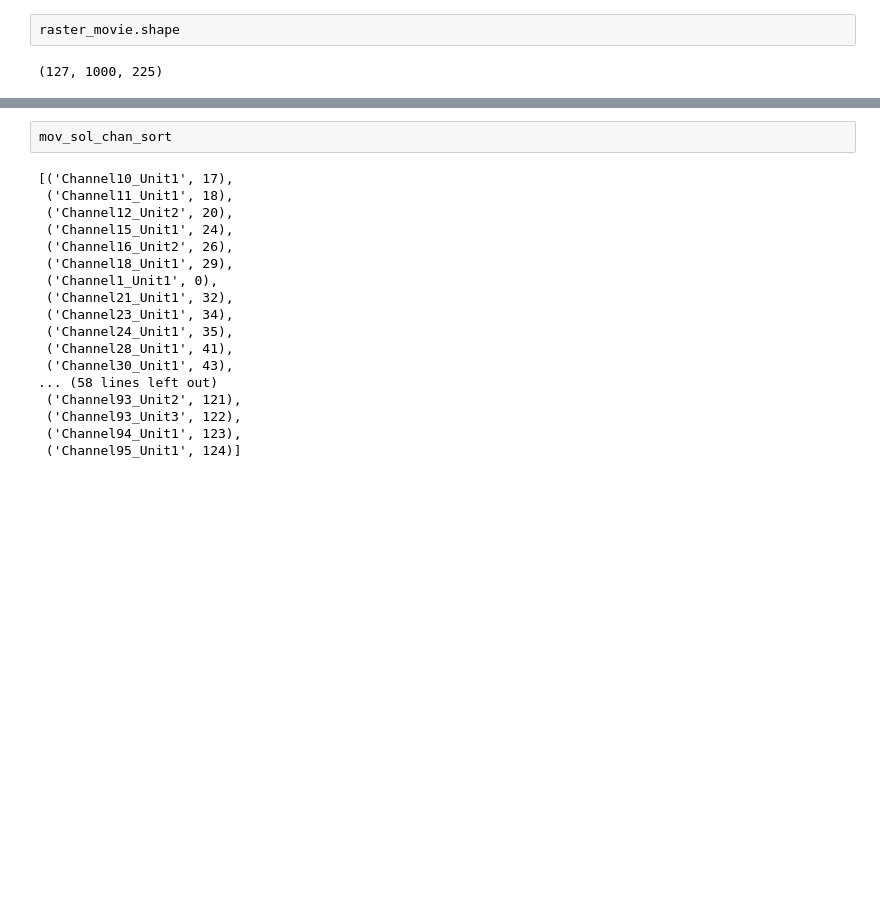
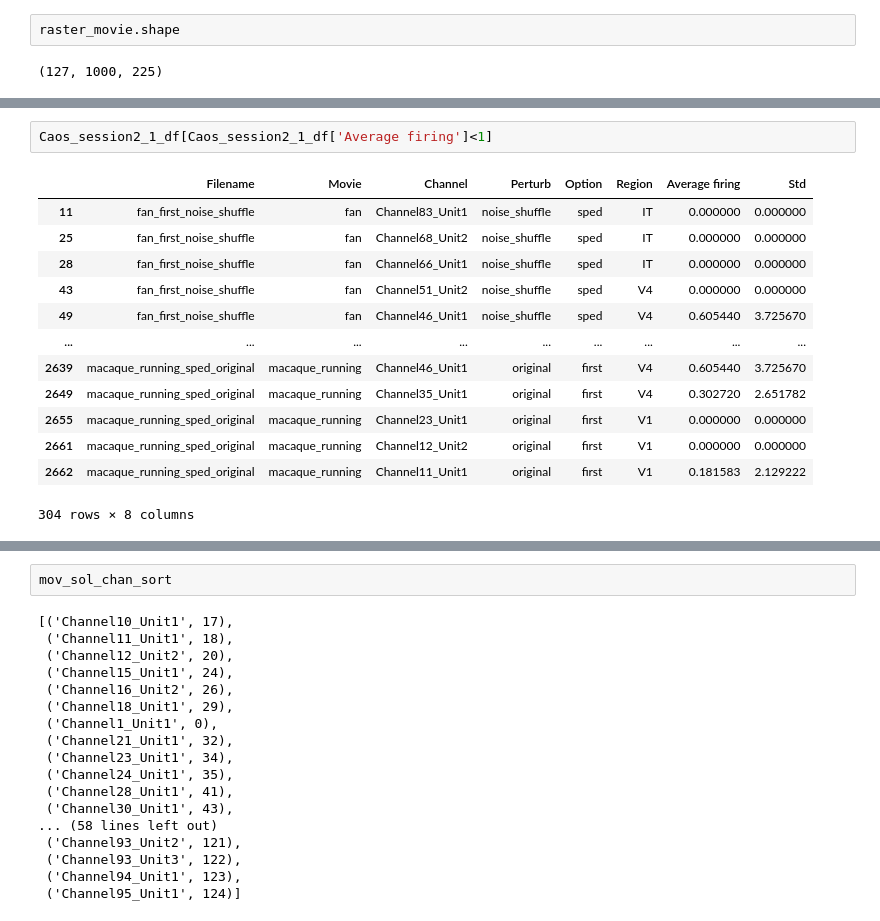
Before and after one commit to dysprague/Ponce_rotation, a Jupyter notebook: ephys_analyze.ipynb, the cells around one changed output, grey strips where cells are left out. Saved outputs shown, nothing was run; the diff lists cells and outputs as text; blank space fills up the shorter version.

```diff
--- a/ephys_analyze.ipynb
+++ b/ephys_analyze.ipynb
@@ -452,0 +470,16 @@ raster_movie.shape
+# %%
+Caos_session2_1_df[Caos_session2_1_df['Average firing']<1]
+# %% [output]
+|  | Filename | Movie | Channel | Perturb | Option | Region | Average firing | Std |
+| 11 | fan_first_noise_shuffle | fan | Channel83_Unit1 | noise_shuffle | sped | IT | 0.000000 | 0.000000 |
+| 25 | fan_first_noise_shuffle | fan | Channel68_Unit2 | noise_shuffle | sped | IT | 0.000000 | 0.000000 |
+| 28 | fan_first_noise_shuffle | fan | Channel66_Unit1 | noise_shuffle | sped | IT | 0.000000 | 0.000000 |
+| 43 | fan_first_noise_shuffle | fan | Channel51_Unit2 | noise_shuffle | sped | V4 | 0.000000 | 0.000000 |
+| 49 | fan_first_noise_shuffle | fan | Channel46_Unit1 | noise_shuffle | sped | V4 | 0.605440 | 3.725670 |
+| ... | ... | ... | ... | ... | ... | ... | ... | ... |
+| 2639 | macaque_running_sped_original | macaque_running | Channel46_Unit1 | original | first | V4 | 0.605440 | 3.725670 |
+| 2649 | macaque_running_sped_original | macaque_running | Channel35_Unit1 | original | first | V4 | 0.302720 | 2.651782 |
+| 2655 | macaque_running_sped_original | macaque_running | Channel23_Unit1 | original | first | V1 | 0.000000 | 0.000000 |
+| 2661 | macaque_running_sped_original | macaque_running | Channel12_Unit2 | original | first | V1 | 0.000000 | 0.000000 |
+| 2662 | macaque_running_sped_original | macaque_running | Channel11_Unit1 | original | first | V1 | 0.181583 | 2.129222 |
+304 rows × 8 columns
```
Also changed, not shown: parts of 22 cells of this notebook, 1 other file.
